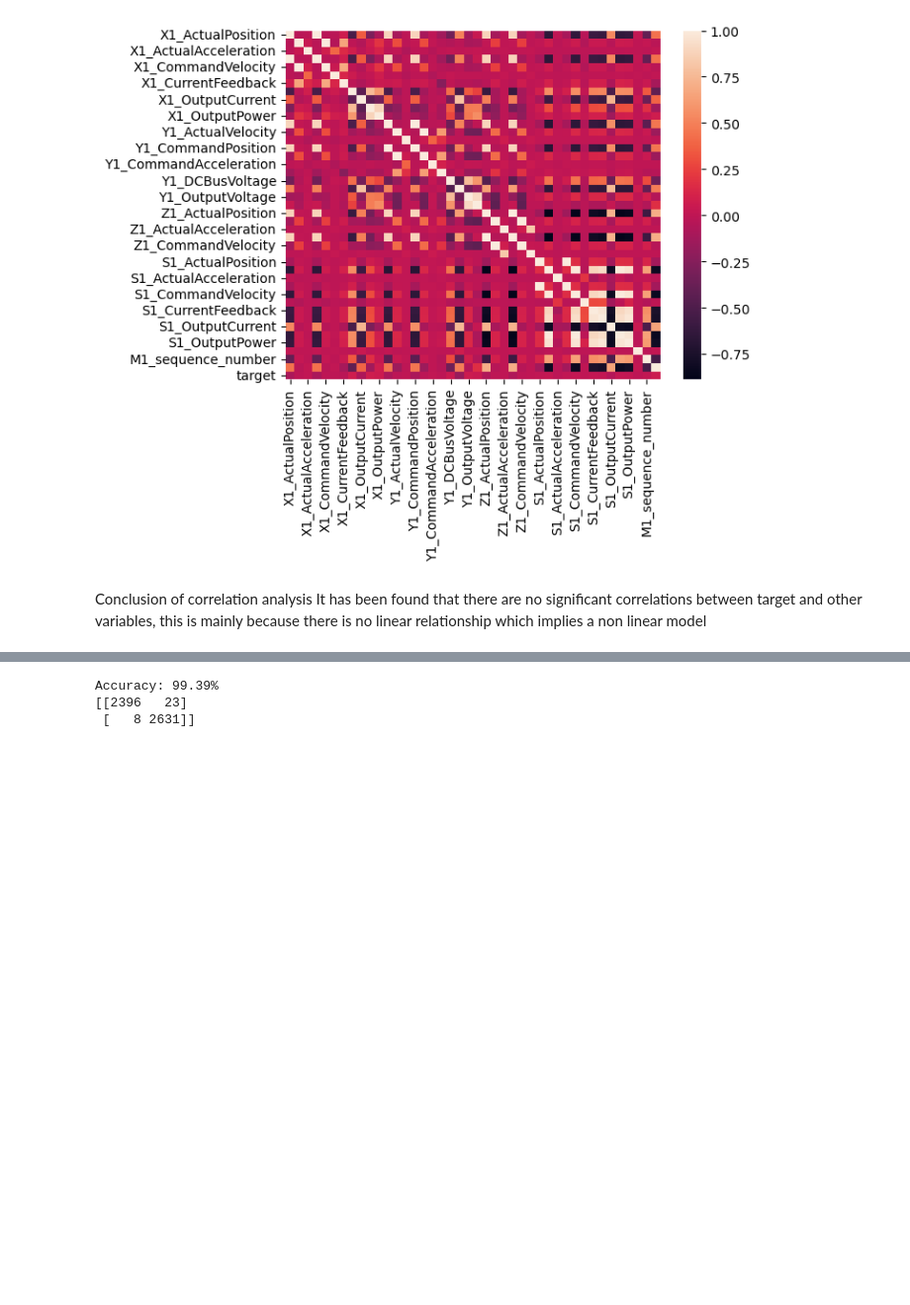
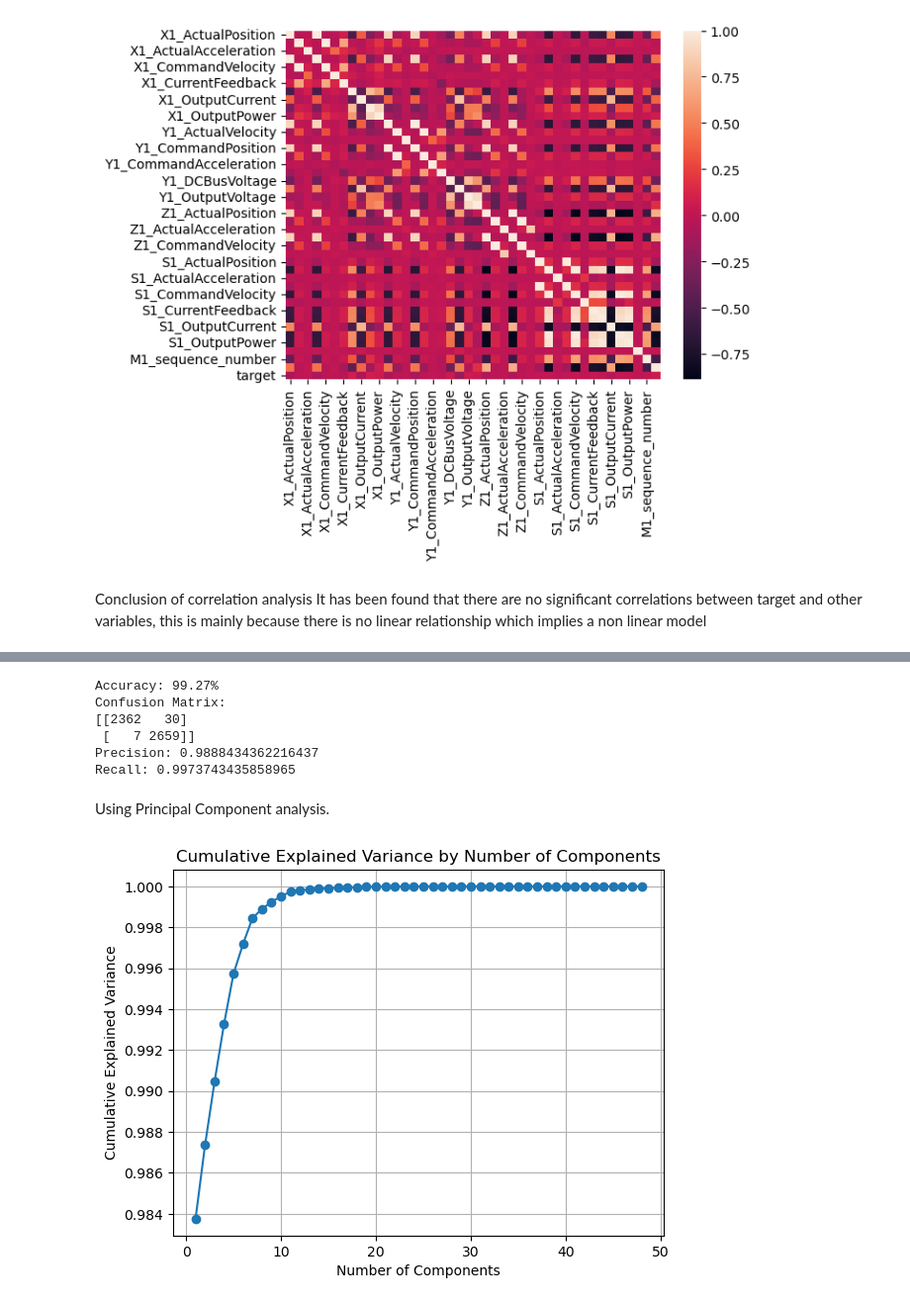
Before and after one commit to Gaurav18396/Tool-Wear-Detection, a Jupyter notebook: Tool Wear Detection.ipynb, the cells around one changed output, grey strips where cells are left out. Shown: that part at 99% size. Drawn from its saved outputs; the diff is of its cells as text; code cells hidden in the pictures; blank space fills up the shorter version.

```diff
--- a/Tool Wear Detection.ipynb
+++ b/Tool Wear Detection.ipynb
@@ -333,8 +395,19 @@ for i in range(0, len(X_test)):
 c = accuracy_score(y_test, final_pred)
 print("Accuracy: %.2f%%" % (c * 100.0))
 cnf_matrix = confusion_matrix(y_test, final_pred)
+precision = precision_score(y_test, final_pred)
+recall = recall_score(y_test, final_pred)
+
+print("Confusion Matrix:")
 print(cnf_matrix)
+print("Precision:", precision)
+print("Recall:", recall)
 # %% [output]
-Accuracy: 99.39%
-[[2396   23]
- [   8 2631]]
+Accuracy: 99.27%
+Confusion Matrix:
+[[2362   30]
+ [   7 2659]]
+Precision: 0.9888434362216437
+Recall: 0.9973743435858965
+# %% [markdown]
+Using Principal Component analysis.
@@ -340,0 +420,15 @@ Accuracy: 99.39%
+# %%
+import numpy as np
+import matplotlib.pyplot as plt
+from sklearn.decomposition import PCA
+
+explained_variance = pca.explained_variance_ratio_
+cumulative_explained_variance = np.cumsum(explained_variance)
+plt.plot(np.arange(1, len(cumulative_explained_variance) + 1), cumulative_explained_variance, marker='o')
+plt.xlabel('Number of Components')
+plt.ylabel('Cumulative Explained Variance')
+plt.title('Cumulative Explained Variance by Number of Components')
+plt.grid(True)
+plt.show()
+# %% [output]
+[figure, added]
```
Also changed, not shown: parts of 30 cells of this notebook.
